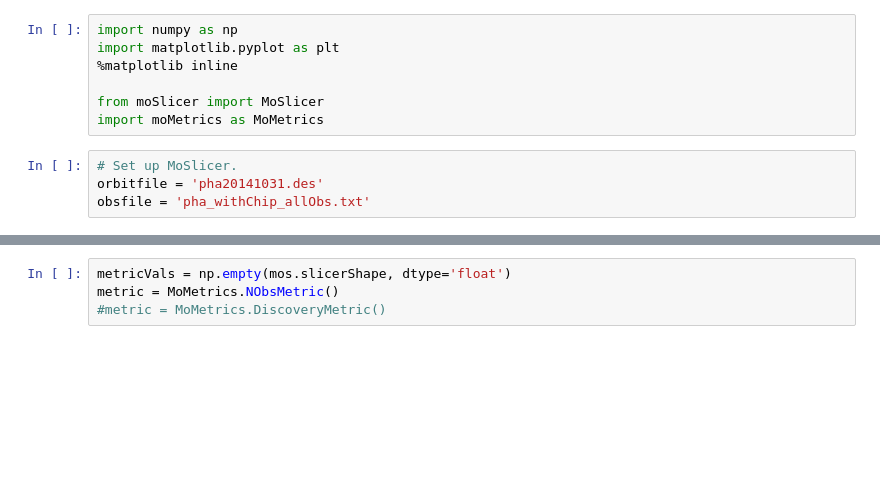
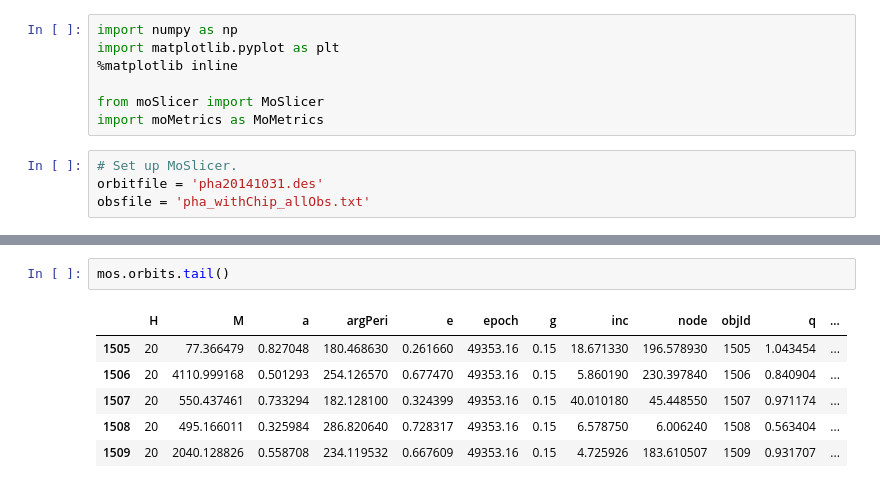
Before and after one commit to rhiannonlynne/MafSSO, a Jupyter notebook: ExampleMoMetrics.ipynb, the cells around one changed output, grey strips where cells are left out. Saved outputs shown, nothing was run; the diff lists cells and outputs as text; blank space fills up the shorter version.

```diff
--- a/ExampleMoMetrics.ipynb
+++ b/ExampleMoMetrics.ipynb
@@ -24,5 +43,10 @@ mos.allObs.head()
-# %%
-metricVals = np.empty(mos.slicerShape, dtype='float')
-metric = MoMetrics.NObsMetric()
-#metric = MoMetrics.DiscoveryMetric()
+# %%
+mos.orbits.tail()
+# %% [output]
+|  | H | M | a | argPeri | e | epoch | g | inc | node | objId | q | ... |
+| 1505 | 20 | 77.366479 | 0.827048 | 180.468630 | 0.261660 | 49353.16 | 0.15 | 18.671330 | 196.578930 | 1505 | 1.043454 | ... |
+| 1506 | 20 | 4110.999168 | 0.501293 | 254.126570 | 0.677470 | 49353.16 | 0.15 | 5.860190 | 230.397840 | 1506 | 0.840904 | ... |
+| 1507 | 20 | 550.437461 | 0.733294 | 182.128100 | 0.324399 | 49353.16 | 0.15 | 40.010180 | 45.448550 | 1507 | 0.971174 | ... |
+| 1508 | 20 | 495.166011 | 0.325984 | 286.820640 | 0.728317 | 49353.16 | 0.15 | 6.578750 | 6.006240 | 1508 | 0.563404 | ... |
+| 1509 | 20 | 2040.128826 | 0.558708 | 234.119532 | 0.667609 | 49353.16 | 0.15 | 4.725926 | 183.610507 | 1509 | 0.931707 | ... |
 # %%
```
Also changed, not shown: parts of 7 cells of this notebook, 5 other files.
